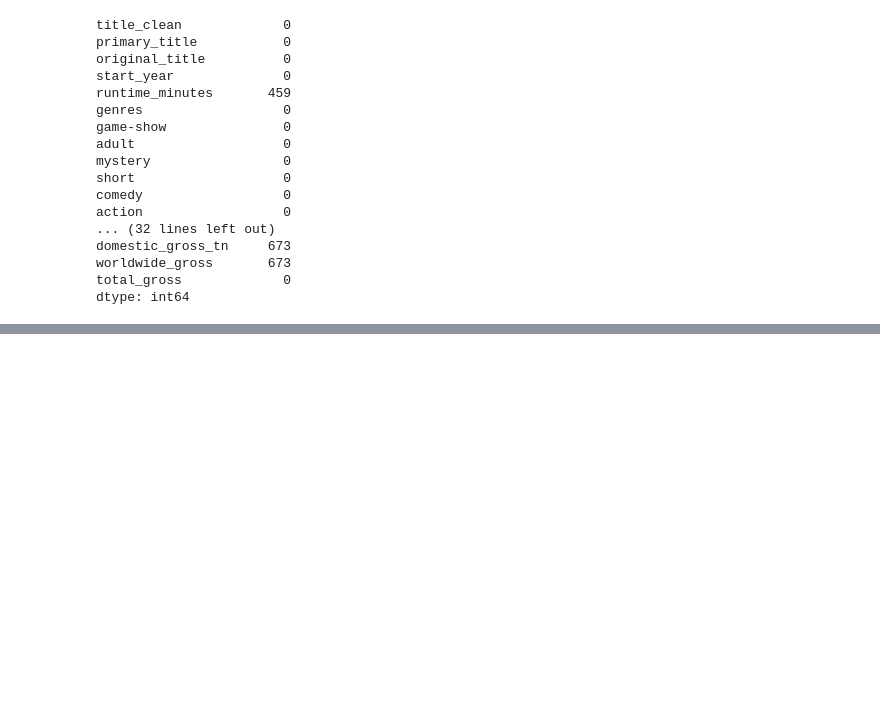
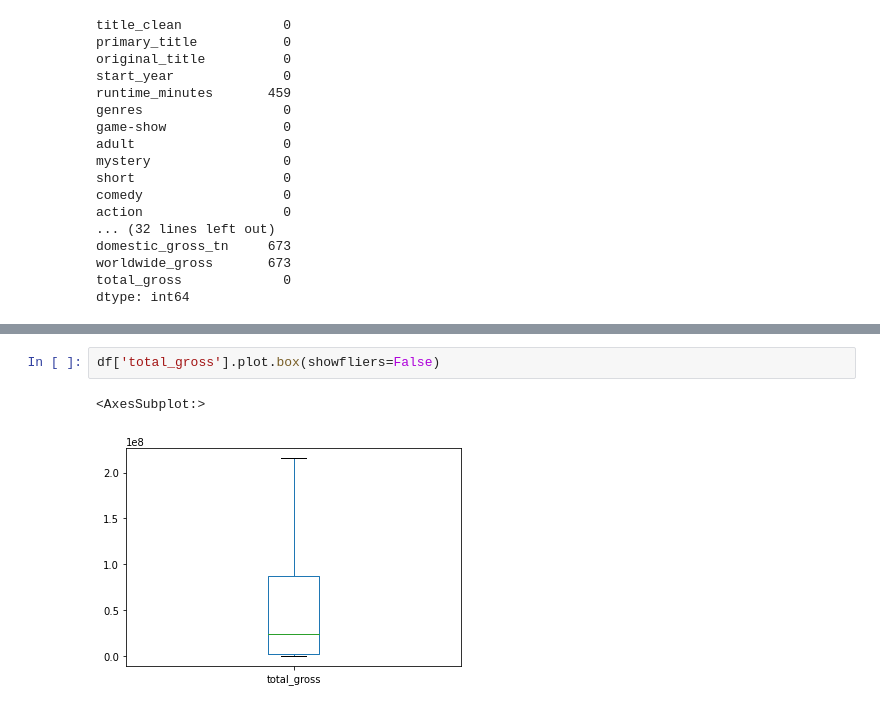
Before and after one commit to kaiuechi/flatiron-movie-analysis, a Jupyter notebook: EDA.ipynb, the cells around one changed output, grey strips where cells are left out. Drawn from its saved outputs; the diff is of its cells as text; blank space fills up the shorter version.

```diff
--- a/EDA.ipynb
+++ b/EDA.ipynb
@@ -725,0 +732,5 @@ dtype: int64
+# %%
+df['total_gross'].plot.box(showfliers=False)
+# %% [output]
+<AxesSubplot:>
+[figure, added]
```
Also changed, not shown: parts of 18 cells of this notebook.
